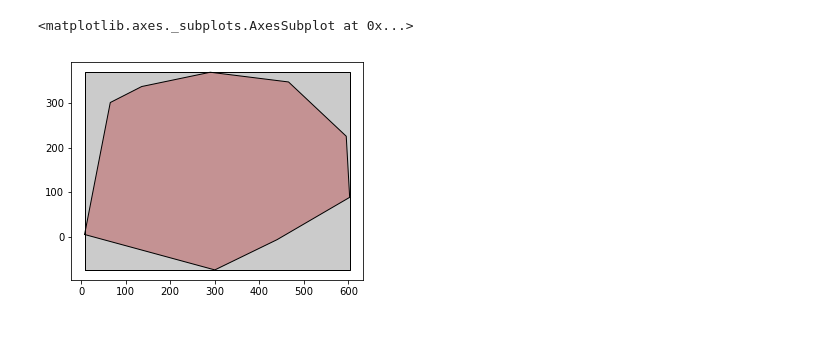
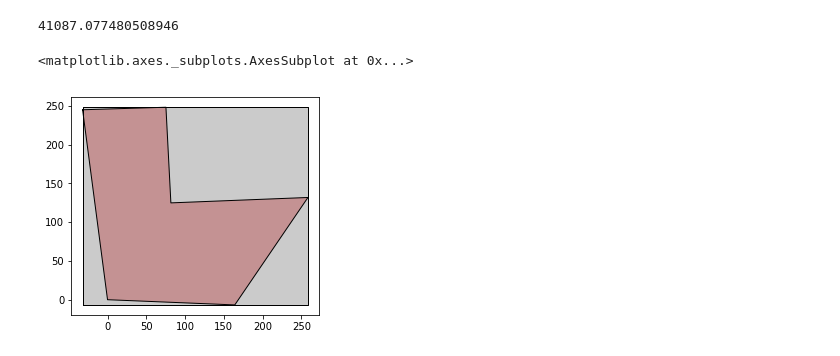
Before and after one commit to tristanwqy/basemap, a Jupyter notebook: circle_algo.ipynb, the cells around one changed output. Saved outputs shown, nothing was run; the diff lists cells and outputs as text; code cells hidden in the pictures.

```diff
--- a/circle_algo.ipynb
+++ b/circle_algo.ipynb
@@ -70,9 +70,10 @@ base5 = Polygon([
 ])
 series = [base1, base2, base3, base4, base5]
 # %%
-base = base4
-
+base = base1
+print(base.area)
 gpd.GeoSeries([base,base.envelope]).plot()
 # %% [output]
-<matplotlib.axes._subplots.AxesSubplot at 0x...>
+41087.077480508946
+<matplotlib.axes._subplots.AxesSubplot at 0x...>
-[figure, old version]
+[figure, new version]
```
Also changed, not shown: parts of 8 cells of this notebook, 3 other files.
